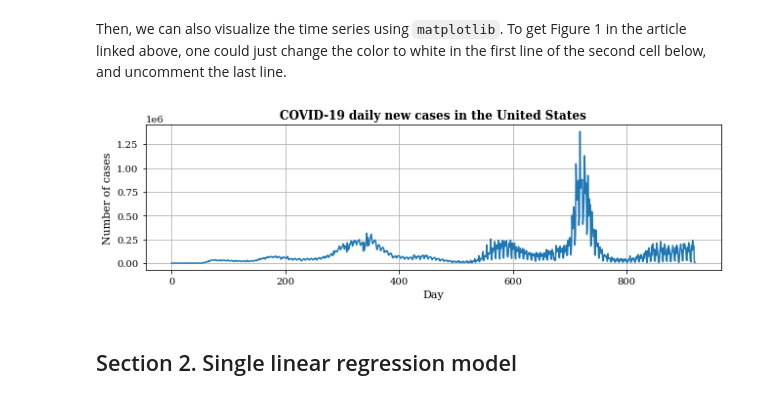
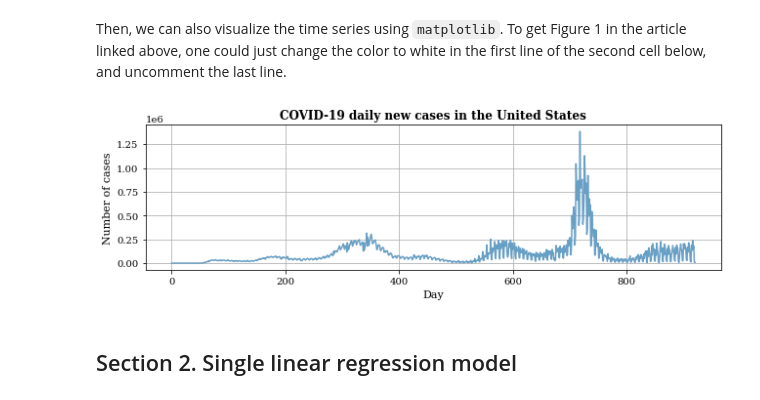
Before and after one commit to wehs7661/deep_learning_projects, a Jupyter notebook: covid_regression/LR2DNN/covid_regression.ipynb, the cells around one changed output. Cells and saved outputs as stored; diff of their text form; code cells hidden in the pictures.

```diff
--- a/covid_regression/LR2DNN/covid_regression.ipynb
+++ b/covid_regression/LR2DNN/covid_regression.ipynb
@@ -69,25 +75,29 @@ df = pd.read_csv('covid_data.csv'); df
 921 rows × 4 columns
 # %% [markdown]
 Then, we can also visualize the time series using `matplotlib`. To get Figure 1 in the article linked above, one could just change the color to white in the first line of the second cell below, and uncomment the last line.
+# %%
+def change_color(ax):
+    # For better presentation in the webpage
+    ax.tick_params(color=color, labelcolor=color)
+    for spine in ax.spines.values():
+        spine.set_edgecolor(color)
 # %%
 color = 'black'
 fig = plt.figure(figsize=(9, 3))
 ax = fig.add_subplot(111)
-plt.plot(df['index'], df['new_cases'])
+plt.plot(df['index'], df['new_cases'], color='#689fc4')
 plt.xlabel('Day', color=color, fontsize=11)
 plt.ylabel('Number of cases', color=color, fontsize=11)
 plt.title('COVID-19 daily new cases in the United States', color=color, fontweight='bold')
 plt.grid()
 
-# For better presentation in the webpage
-ax.tick_params(color=color, labelcolor=color)
-for spine in ax.spines.values():
-    spine.set_edgecolor(color)
+change_color(ax)
 
 plt.tight_layout()
-# plt.savefig('covid_data.png', dpi=600, transparent=True)
+plt.savefig('covid_data.png', dpi=600, transparent=True)
+# files.download('covid_data.png')
 # %% [output]
-[figure, old version]
+[figure, new version]
 # %% [markdown]
 ## Section 2. Single linear regression model
 # %% [markdown]
```
Also changed, not shown: parts of 42 cells of this notebook.
